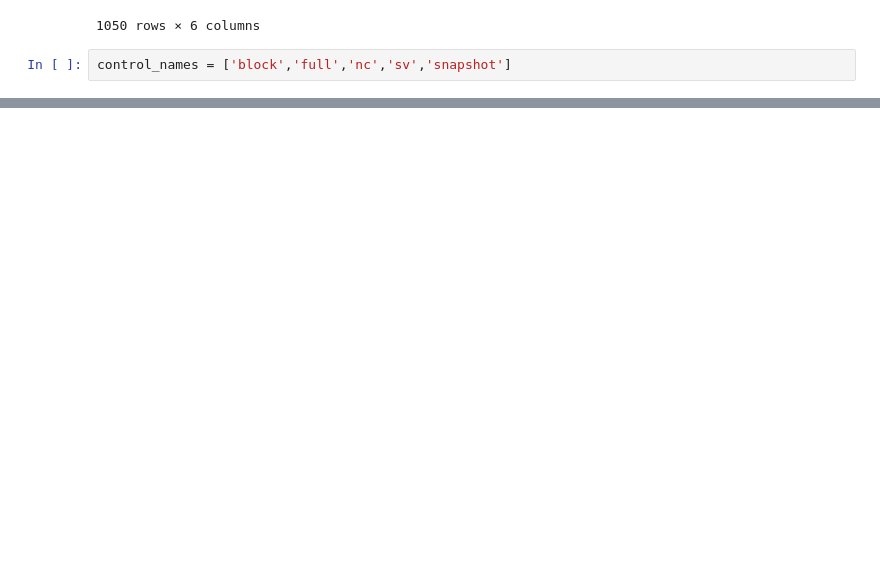
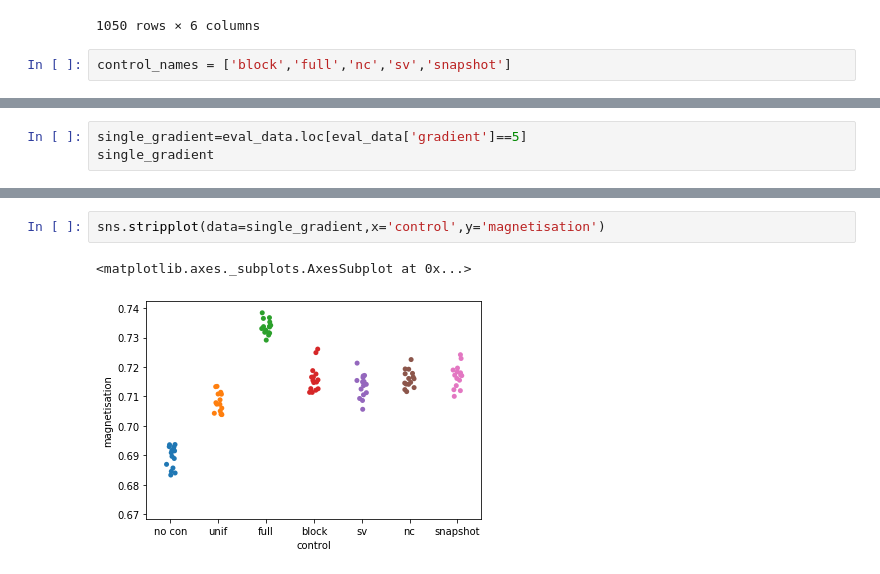
Before and after one commit to MGarrod1/unobserved_spin_influence, a Jupyter notebook: Figure_3_Pokec/fig3-B-plots.ipynb, the cells around one changed output, grey strips where cells are left out. Saved outputs shown, nothing was run; the diff lists cells and outputs as text; blank space fills up the shorter version.

```diff
--- a/Figure_3_Pokec/fig3-B-plots.ipynb
+++ b/Figure_3_Pokec/fig3-B-plots.ipynb
@@ -103,0 +105,3 @@ plt.savefig(f"Plots/Pokec_markup_as_grad_beta_{beta_choice}_errors".replace('.',
+# %%
+single_gradient=eval_data.loc[eval_data['gradient']==5]
+single_gradient
@@ -103,0 +122,5 @@ plt.savefig(f"Plots/Pokec_markup_as_grad_beta_{beta_choice}_errors".replace('.',
+# %%
+sns.stripplot(data=single_gradient,x='control',y='magnetisation')
+# %% [output]
+<matplotlib.axes._subplots.AxesSubplot at 0x...>
+[figure, added]
```
Also changed, not shown: parts of 4 cells of this notebook.
